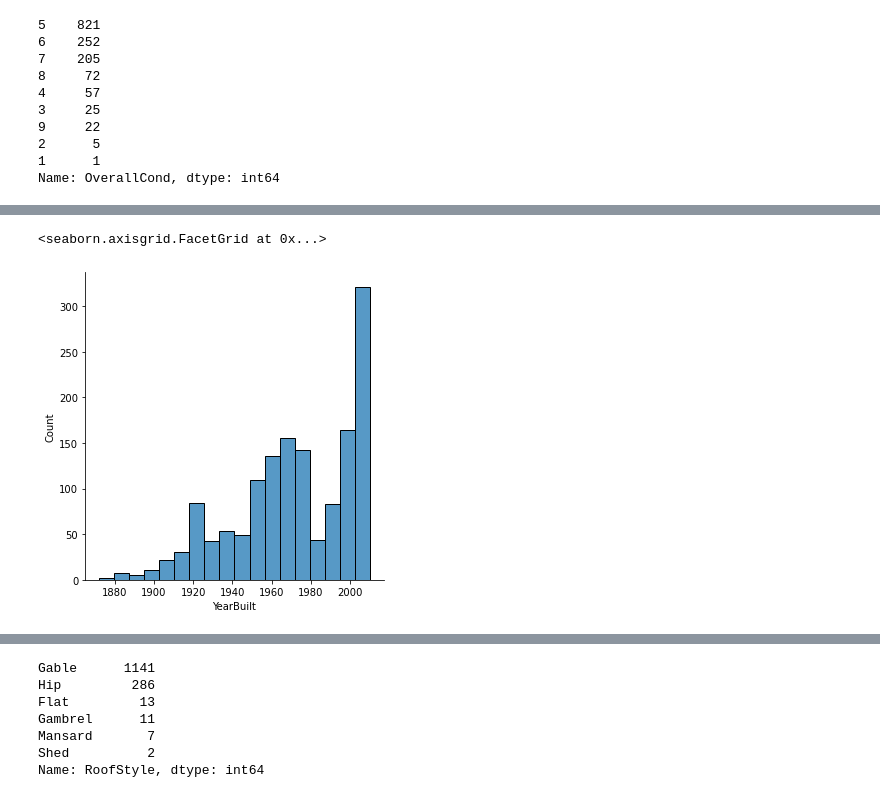
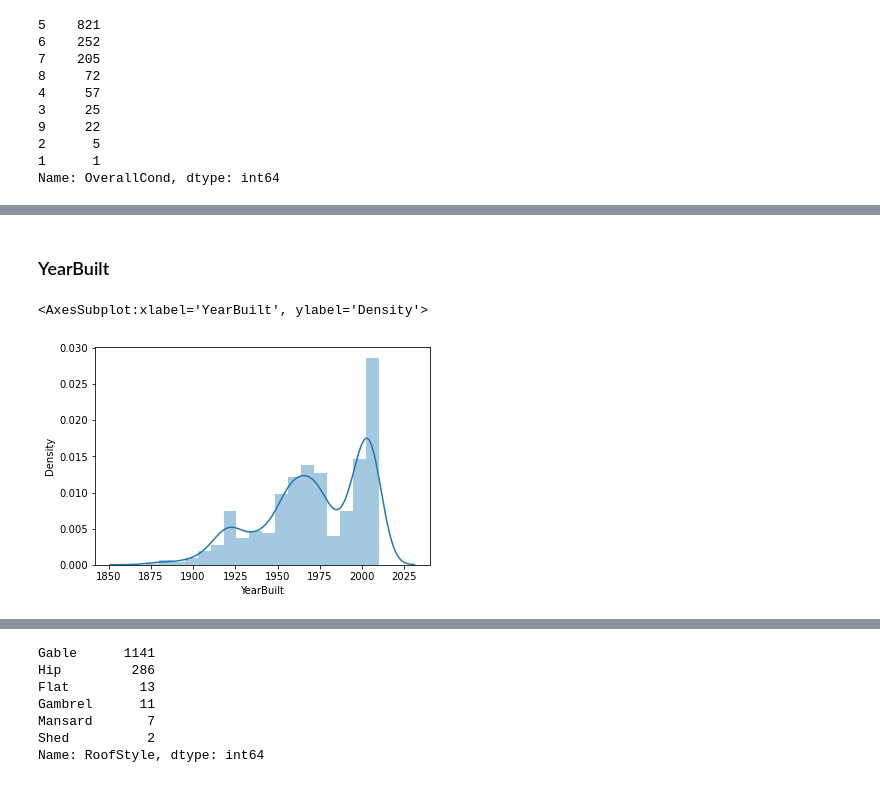
Before and after one commit to marbc3/House-Price-Prediction, a Jupyter notebook: House Price Prediction.ipynb, the cells around one changed output, grey strips where cells are left out. Drawn from its saved outputs; the diff is of its cells as text; code cells hidden in the pictures.

```diff
--- a/House Price Prediction.ipynb
+++ b/House Price Prediction.ipynb
@@ -452,4 +361,3 @@ Name: Condition2, dtype: int64
-# %%
-df.drop(columns='Condition2', inplace=True)
-
-df_test.drop(columns='Condition2', inplace=True)
+# %%
+df.drop(columns=['Condition1','Condition2'], inplace=True)
+df_test.drop(columns=['Condition1','Condition2'], inplace=True)
@@ -478,25 +390,11 @@ SFoyer     37
 2.5Fin      8
 Name: HouseStyle, dtype: int64
 # %%
-def housestyle_transform(text):
+mapping_housestyle= {'SFoyer': 'SLvl'}
 
-    if text=='1Story':
-        return '1Story'
 
-    elif text=='2Story':
-        return '2Story'
-
-    elif text=='1.5Fin':
-        return '1.5Fin'
-
-    elif text=='SLvl':
-        return 'SLvl'
-
-    else:
-        return 'Other'
+df['HouseStyle'] = df['HouseStyle'].replace(mapping_housestyle)
+df_test['HouseStyle'] = df_test['HouseStyle'].replace(mapping_housestyle)
 # %%
-df['HouseStyle'] = df['HouseStyle'].apply(lambda x:housestyle_transform(x))
-df_test['HouseStyle'] = df_test['HouseStyle'].apply(lambda x:housestyle_transform(x))
-
 df = pd.get_dummies(df, columns = ["HouseStyle"])
 df_test = pd.get_dummies(df_test, columns = ["HouseStyle"])
@@ -545,5 +430,7 @@ Name: YearBuilt, Length: 112, dtype: int64
+# %% [markdown]
+### YearBuilt
 # %%
-sns.displot((df.YearBuilt))
+sns.distplot((df.YearBuilt))
 # %% [output]
-<seaborn.axisgrid.FacetGrid at 0x...>
+<AxesSubplot:xlabel='YearBuilt', ylabel='Density'>
-[figure, old version]
+[figure, new version]
```
Also changed, not shown: parts of 24 cells of this notebook.
